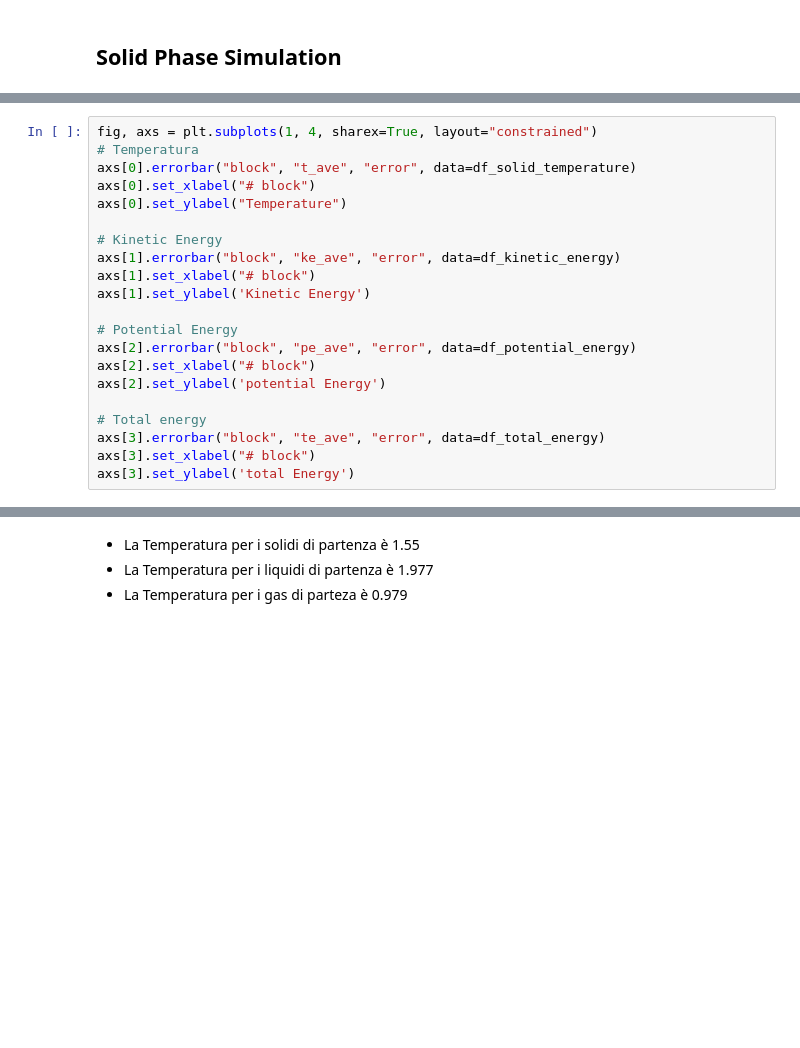
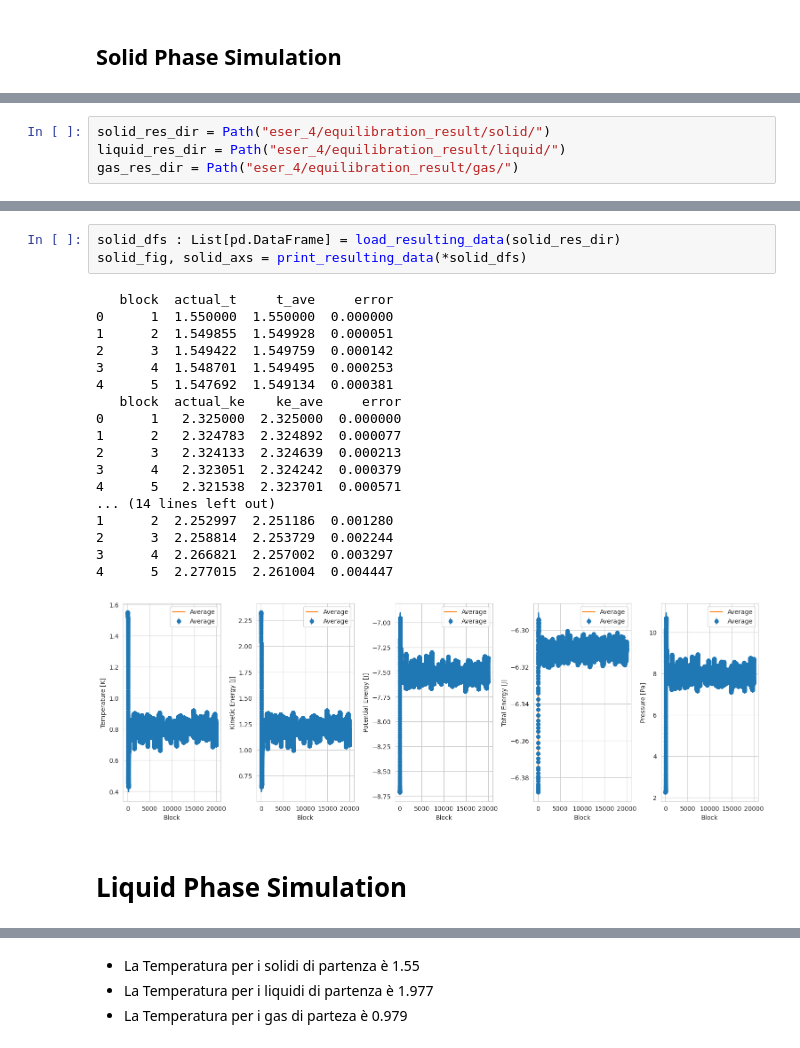
Before and after one commit to RandDouble/SimulazioneNumerica, a Jupyter notebook: LSN_Exercises_04.ipynb, the cells around one changed output, grey strips where cells are left out. Saved outputs shown, nothing was run; the diff lists cells and outputs as text; blank space fills up the shorter version.

```diff
--- a/LSN_Exercises_04.ipynb
+++ b/LSN_Exercises_04.ipynb
@@ -40,21 +56,0 @@ df_pressure = pd.read_csv('nsl_simulator/OUTPUT/pressure.dat',sep = '\s+', skipi
-# %%
-fig, axs = plt.subplots(1, 4, sharex=True, layout="constrained")
-# Temperatura
-axs[0].errorbar("block", "t_ave", "error", data=df_solid_temperature)
-axs[0].set_xlabel("# block")
-axs[0].set_ylabel("Temperature")
-
-# Kinetic Energy
-axs[1].errorbar("block", "ke_ave", "error", data=df_kinetic_energy)
-axs[1].set_xlabel("# block")
-axs[1].set_ylabel('Kinetic Energy')
-
-# Potential Energy
-axs[2].errorbar("block", "pe_ave", "error", data=df_potential_energy)
-axs[2].set_xlabel("# block")
-axs[2].set_ylabel('potential Energy')
-
-# Total energy
-axs[3].errorbar("block", "te_ave", "error", data=df_total_energy)
-axs[3].set_xlabel("# block")
-axs[3].set_ylabel('total Energy')
@@ -71,0 +79,4 @@ plt.axhline(1.2, linestyle='--', color='red')
+# %%
+solid_res_dir = Path("eser_4/equilibration_result/solid/")
+liquid_res_dir = Path("eser_4/equilibration_result/liquid/")
+gas_res_dir = Path("eser_4/equilibration_result/gas/")
@@ -71,0 +129,24 @@ plt.axhline(1.2, linestyle='--', color='red')
+# %%
+solid_dfs : List[pd.DataFrame] = load_resulting_data(solid_res_dir)
+solid_fig, solid_axs = print_resulting_data(*solid_dfs)
+# %% [output]
+   block  actual_t     t_ave     error
+0      1  1.550000  1.550000  0.000000
+1      2  1.549855  1.549928  0.000051
+2      3  1.549422  1.549759  0.000142
+3      4  1.548701  1.549495  0.000253
+4      5  1.547692  1.549134  0.000381
+   block  actual_ke    ke_ave     error
+0      1   2.325000  2.325000  0.000000
+1      2   2.324783  2.324892  0.000077
+2      3   2.324133  2.324639  0.000213
+3      4   2.323051  2.324242  0.000379
+4      5   2.321538  2.323701  0.000571
+... (14 lines left out)
+1      2  2.252997  2.251186  0.001280
+2      3  2.258814  2.253729  0.002244
+3      4  2.266821  2.257002  0.003297
+4      5  2.277015  2.261004  0.004447
+[figure, added]
+# %% [markdown]
+# Liquid Phase Simulation
```
Also changed, not shown: parts of 14 cells of this notebook, 9 other files.
